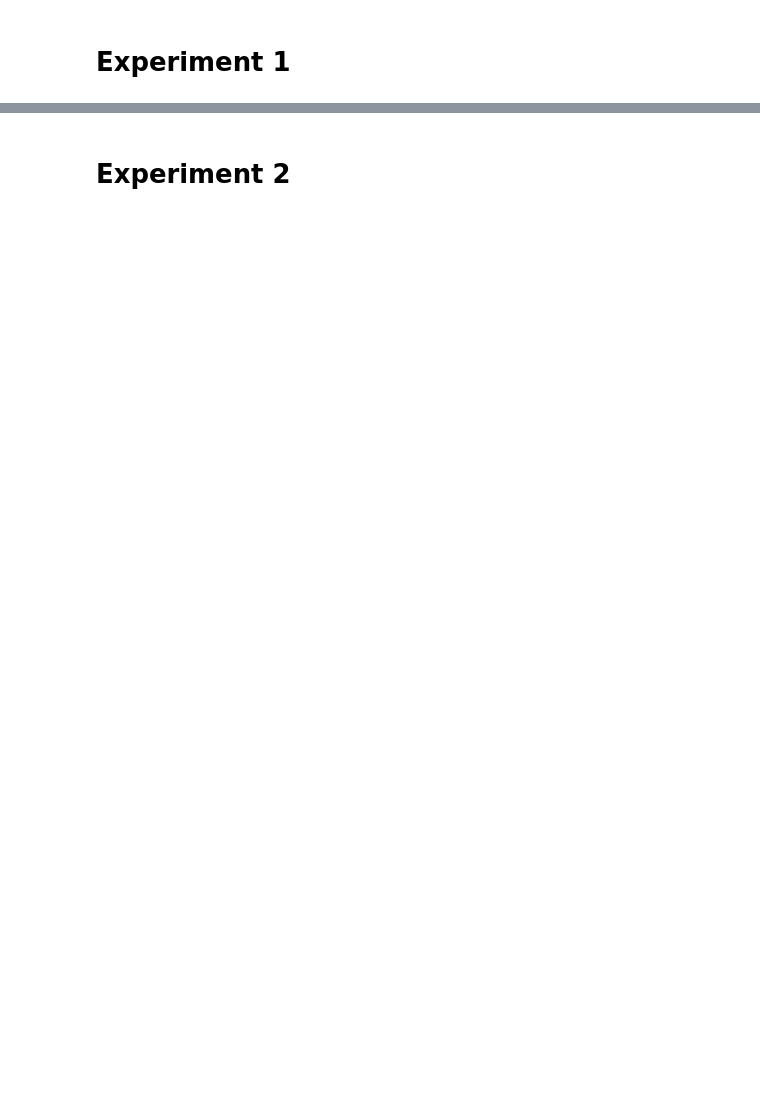
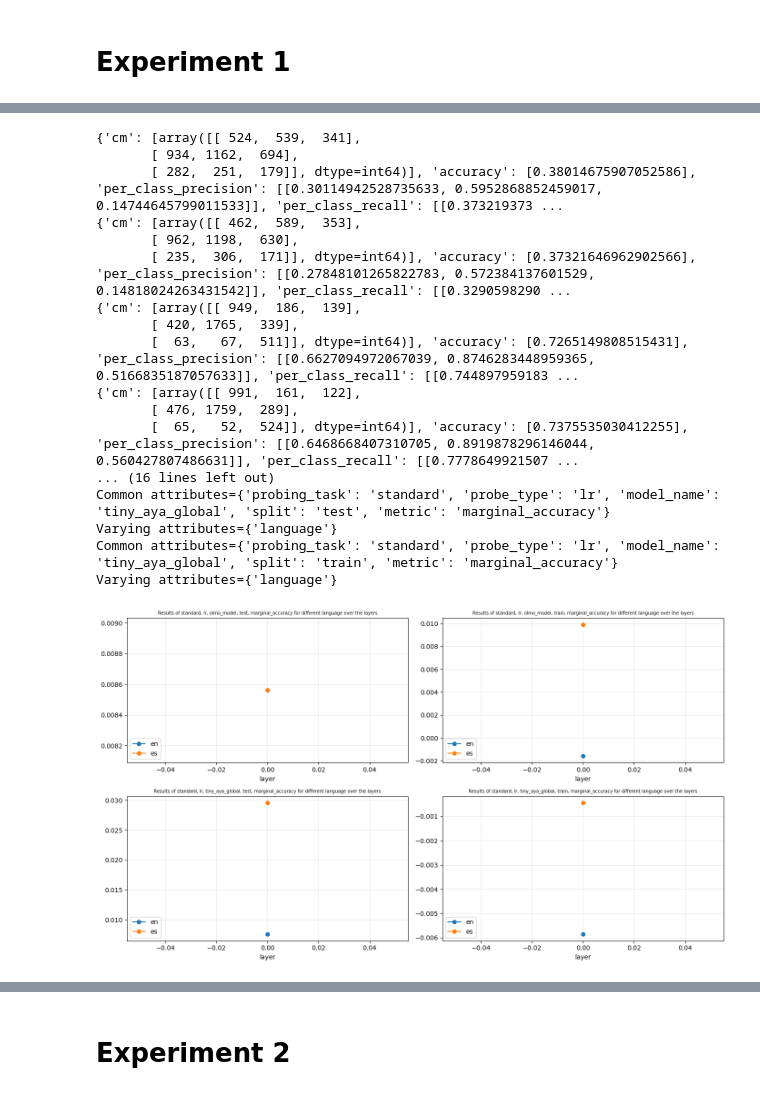
Before and after one commit to Zawezu/probing_nli, a Jupyter notebook: experiments_manager.ipynb, the cells around one changed output, grey strips where cells are left out. Saved outputs shown, nothing was run; the diff lists cells and outputs as text; code cells hidden in the pictures; blank space fills up the shorter version.

```diff
--- a/experiments_manager.ipynb
+++ b/experiments_manager.ipynb
@@ -73,0 +115,36 @@ Plot saved to plots\Test_and_train_accuracies_by_layer_for_tiny_aya_global_on_la
+# %%
+plots_to_make: list[list[tuple[ExperimentResult, str, str]]] = []
+for model_name in model_names:
+    for split in ["test", "train"]:
+        # Get all the experiments for this model across all languages and probing_tasks
+        experiments_in_plot: list[tuple[ExperimentResult, str, str]] = []
+        for language in languages:
+            exp_result: ExperimentResult = ExperimentResult.get_from_file(
+                1, language, "standard", probe_type, model_name
+            )
+            experiments_in_plot.append((exp_result, split, "marginal_accuracy"))
+            # experiments_in_plot.append((exp_result, split, "baseline_constant_accuracy"))
+            print(exp_result.metrics[split])
+
+        plots_to_make.append(experiments_in_plot)
+# Make some plots
+plot_metrics_by_group(plots_to_make, "layer", show=True)
+# %% [output]
+{'cm': [array([[ 524,  539,  341],
+       [ 934, 1162,  694],
+       [ 282,  251,  179]], dtype=int64)], 'accuracy': [0.38014675907052586], 'per_class_precision': [[0.30114942528735633, 0.5952868852459017, 0.14744645799011533]], 'per_class_recall': [[0.373219373 ...
+{'cm': [array([[ 462,  589,  353],
+       [ 962, 1198,  630],
+       [ 235,  306,  171]], dtype=int64)], 'accuracy': [0.37321646962902566], 'per_class_precision': [[0.27848101265822783, 0.572384137601529, 0.14818024263431542]], 'per_class_recall': [[0.3290598290 ...
+{'cm': [array([[ 949,  186,  139],
+       [ 420, 1765,  339],
+       [  63,   67,  511]], dtype=int64)], 'accuracy': [0.7265149808515431], 'per_class_precision': [[0.6627094972067039, 0.8746283448959365, 0.5166835187057633]], 'per_class_recall': [[0.744897959183 ...
+{'cm': [array([[ 991,  161,  122],
+       [ 476, 1759,  289],
+       [  65,   52,  524]], dtype=int64)], 'accuracy': [0.7375535030412255], 'per_class_precision': [[0.6468668407310705, 0.8919878296146044, 0.560427807486631]], 'per_class_recall': [[0.7778649921507 ...
+... (16 lines left out)
+Common attributes={'probing_task': 'standard', 'probe_type': 'lr', 'model_name': 'tiny_aya_global', 'split': 'test', 'metric': 'marginal_accuracy'}
+Varying attributes={'language'}
+Common attributes={'probing_task': 'standard', 'probe_type': 'lr', 'model_name': 'tiny_aya_global', 'split': 'train', 'metric': 'marginal_accuracy'}
+Varying attributes={'language'}
+[figure, added]
```
Also changed, not shown: parts of 10 cells of this notebook, 7 other files.
